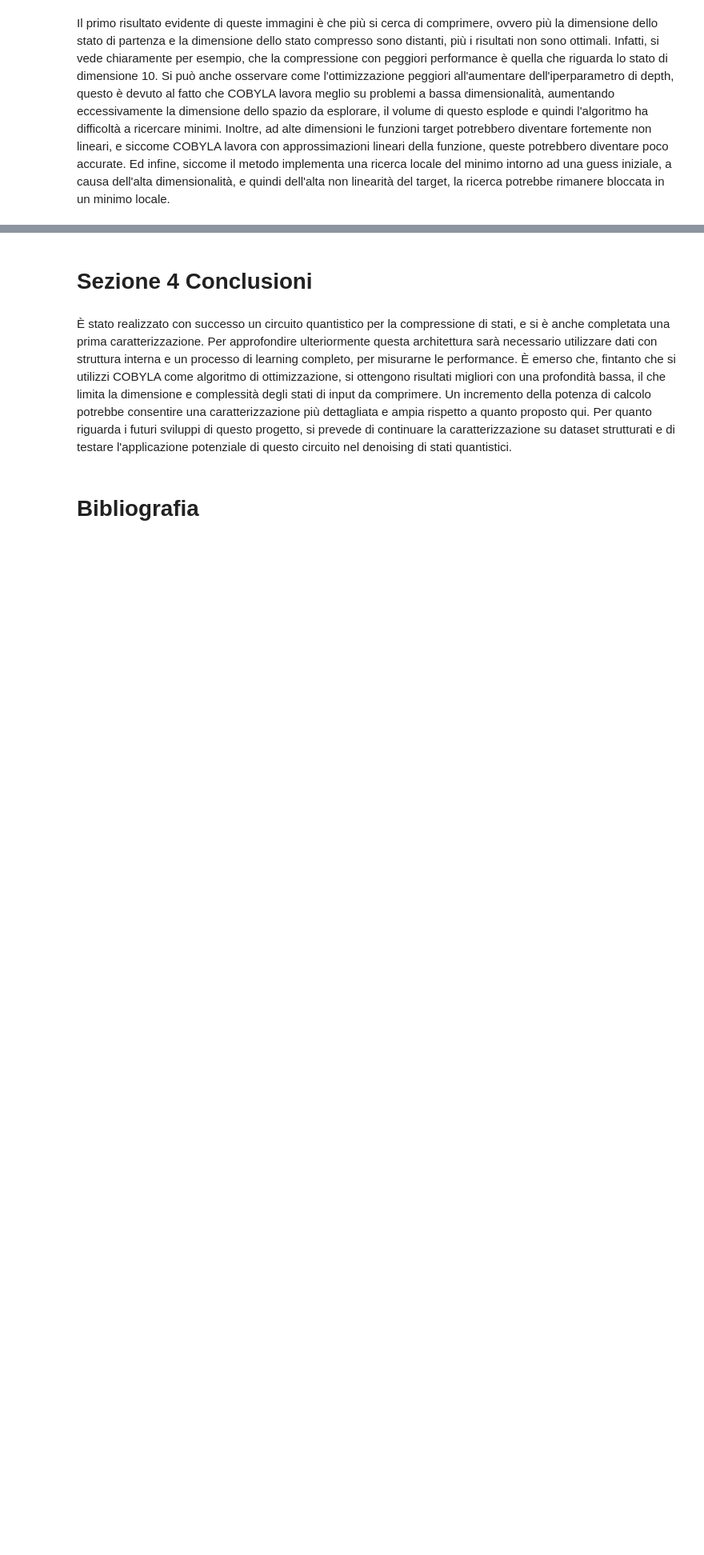
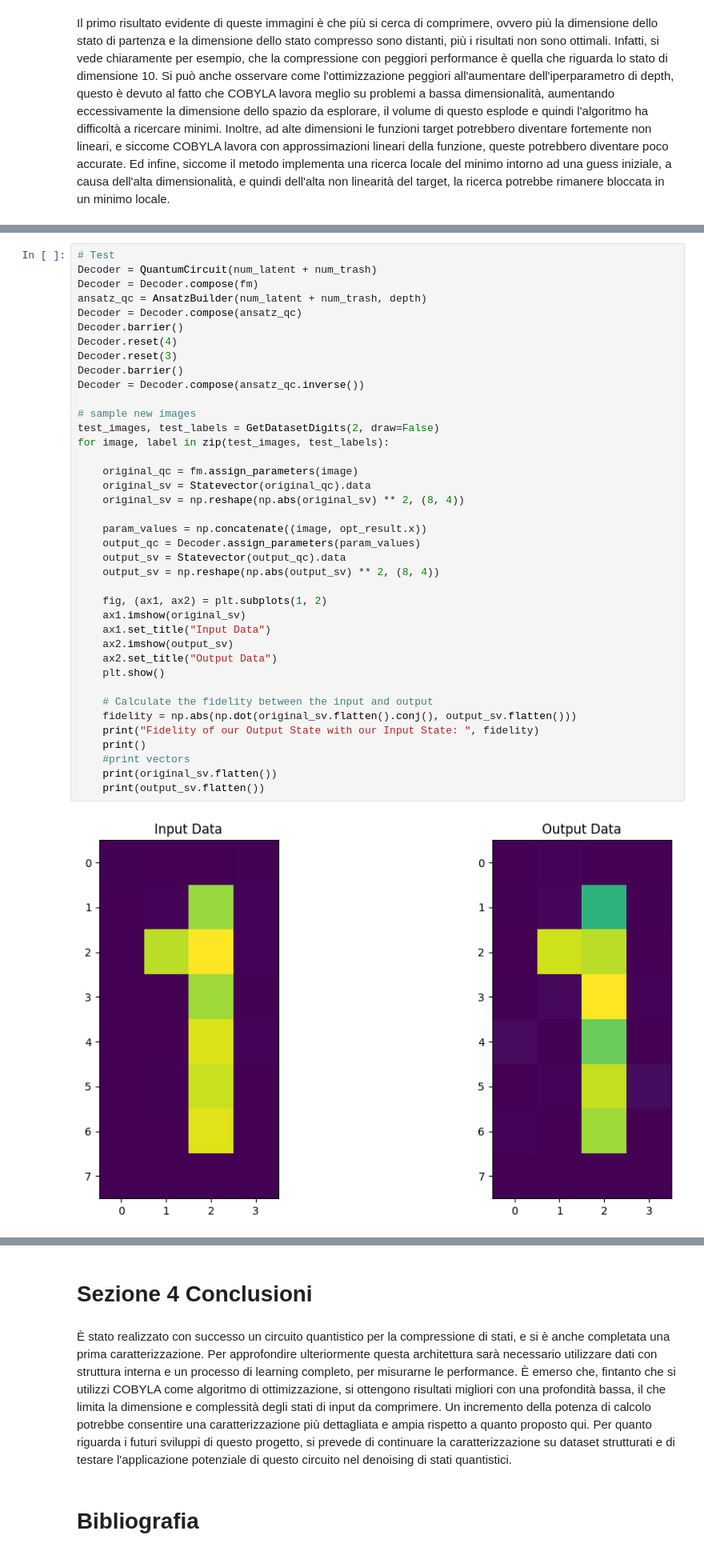
Before and after one commit to mattia-robbiano/quantum-autoencoder, a Jupyter notebook: main.ipynb, the cells around one changed output, grey strips where cells are left out. Shown at 80% size. Saved outputs shown, nothing was run; the diff lists cells and outputs as text; blank space fills up the shorter version.

Commit message:
fidelity test and denoising

```diff
--- a/main.ipynb
+++ b/main.ipynb
@@ -501,0 +627,41 @@ Si può anche osservare come l'ottimizzazione peggiori all'aumentare dell'iperpa
+# %%
+# Test
+Decoder = QuantumCircuit(num_latent + num_trash)
+Decoder = Decoder.compose(fm)
+ansatz_qc = AnsatzBuilder(num_latent + num_trash, depth)
+Decoder = Decoder.compose(ansatz_qc)
+Decoder.barrier()
+Decoder.reset(4)
+Decoder.reset(3)
+Decoder.barrier()
+Decoder = Decoder.compose(ansatz_qc.inverse())
+
+# sample new images
+test_images, test_labels = GetDatasetDigits(2, draw=False)
+for image, label in zip(test_images, test_labels):
+
+    original_qc = fm.assign_parameters(image)
+    original_sv = Statevector(original_qc).data
+    original_sv = np.reshape(np.abs(original_sv) ** 2, (8, 4))
+
+    param_values = np.concatenate((image, opt_result.x))
+    output_qc = Decoder.assign_parameters(param_values)
+    output_sv = Statevector(output_qc).data
+    output_sv = np.reshape(np.abs(output_sv) ** 2, (8, 4))
+
+    fig, (ax1, ax2) = plt.subplots(1, 2)
+    ax1.imshow(original_sv)
+    ax1.set_title("Input Data")
+    ax2.imshow(output_sv)
+    ax2.set_title("Output Data")
+    plt.show()
+
+    # Calculate the fidelity between the input and output
+    fidelity = np.abs(np.dot(original_sv.flatten().conj(), output_sv.flatten()))
+    print("Fidelity of our Output State with our Input State: ", fidelity)
+    print()
+    #print vectors
+    print(original_sv.flatten())
+    print(output_sv.flatten())
+# %% [output]
+[figure, added]
```
Also changed, not shown: parts of 14 cells of this notebook, 7 other files.
